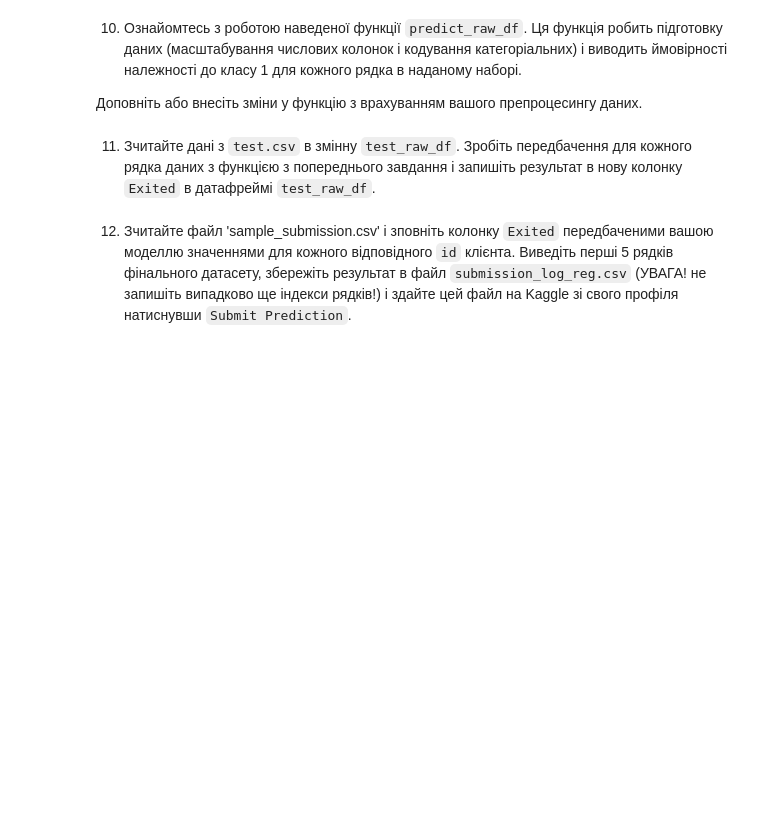
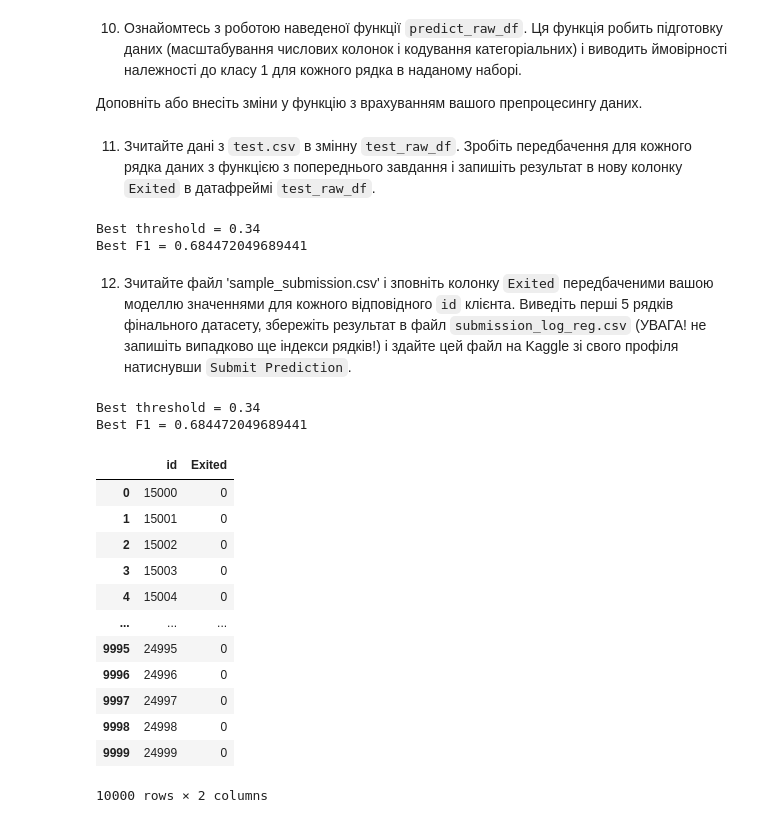
Before and after one commit to Reserford1991/data-loves-academy-machine-learning-for-people, a Jupyter notebook: Module-2-learning-with-teacher/2.2-Classification-and-logistic-regression/HW_2_2_Логістична_регресія_з_scikit_learn.ipynb, the cells around one changed output. Drawn from its saved outputs; the diff is of its cells as text; code cells hidden in the pictures; blank space fills up the shorter version.

```diff
--- a/Module-2-learning-with-teacher/2.2-Classification-and-logistic-regression/HW_2_2_Логістична_регресія_з_scikit_learn.ipynb
+++ b/Module-2-learning-with-teacher/2.2-Classification-and-logistic-regression/HW_2_2_Логістична_регресія_з_scikit_learn.ipynb
@@ -863,6 +952,53 @@ accuracy_score(test_targets, all_no(X_test))
 # predict_raw_df(scaler, encoder, numeric_cols, categorical_cols, raw_df[:5])
 # %% [markdown]
 11. Зчитайте дані з `test.csv` в змінну `test_raw_df`. Зробіть передбачення для кожного рядка даних з функцією з попереднього завдання і запишіть результат в нову колонку `Exited` в датафреймі `test_raw_df`.
+# %%
+test_raw_df = pd.read_csv('csv/test.csv')
+
+best_thresh = best_threshold(test_raw_df)
+predictions = predict_raw_df(scaler, encoder, numeric_cols, categorical_cols, best_thresh, test_raw_df)
+exited_predictions = np.argmax(predictions, axis=1)
+test_raw_df['Exited'] = exited_predictions
+# %% [output]
+Best threshold = 0.34
+Best F1 = 0.684472049689441
 # %% [markdown]
 12. Зчитайте файл 'sample_submission.csv' і зповніть колонку `Exited` передбаченими вашою моделлю значеннями для кожного відповідного `id` клієнта.
 Виведіть перші 5 рядків фінального датасету, збережіть результат в файл `submission_log_reg.csv` (УВАГА! не запишіть випадково ще індекси рядків!) і здайте цей файл на Kaggle зі свого профіля натиснувши `Submit Prediction`.
+# %%
+sample_submission_df = pd.read_csv('csv/sample_submission.csv')
+
+best_thresh = best_threshold(test_raw_df)
+merged_df = sample_submission_df.merge(
+    test_raw_df[['id', 'Exited']],
+    on='id',
+    how='left'
+)
+
+# Remove 'Exited_x' and rename 'Exited_y' => 'Exited'
+merged_df = merged_df.drop(columns=['Exited_x'])
+merged_df = merged_df.rename(columns={'Exited_y': 'Exited'})
+
+merged_df.to_csv('csv/submission.csv', index=False)
+
+merged_df
+
+
+# merged_df['Exited'] = merged_df['prediction']
+# merged_df = merged_df.drop(columns=['prediction'])
+# %% [output]
+Best threshold = 0.34
+Best F1 = 0.684472049689441
+|  | id | Exited |
+| 0 | 15000 | 0 |
+| 1 | 15001 | 0 |
+| 2 | 15002 | 0 |
+| 3 | 15003 | 0 |
+| 4 | 15004 | 0 |
+| ... | ... | ... |
+| 9995 | 24995 | 0 |
+| 9996 | 24996 | 0 |
+| 9997 | 24997 | 0 |
+| 9998 | 24998 | 0 |
+| 9999 | 24999 | 0 |
+10000 rows × 2 columns
```
Also changed, not shown: parts of 18 cells of this notebook, 4 other files.
